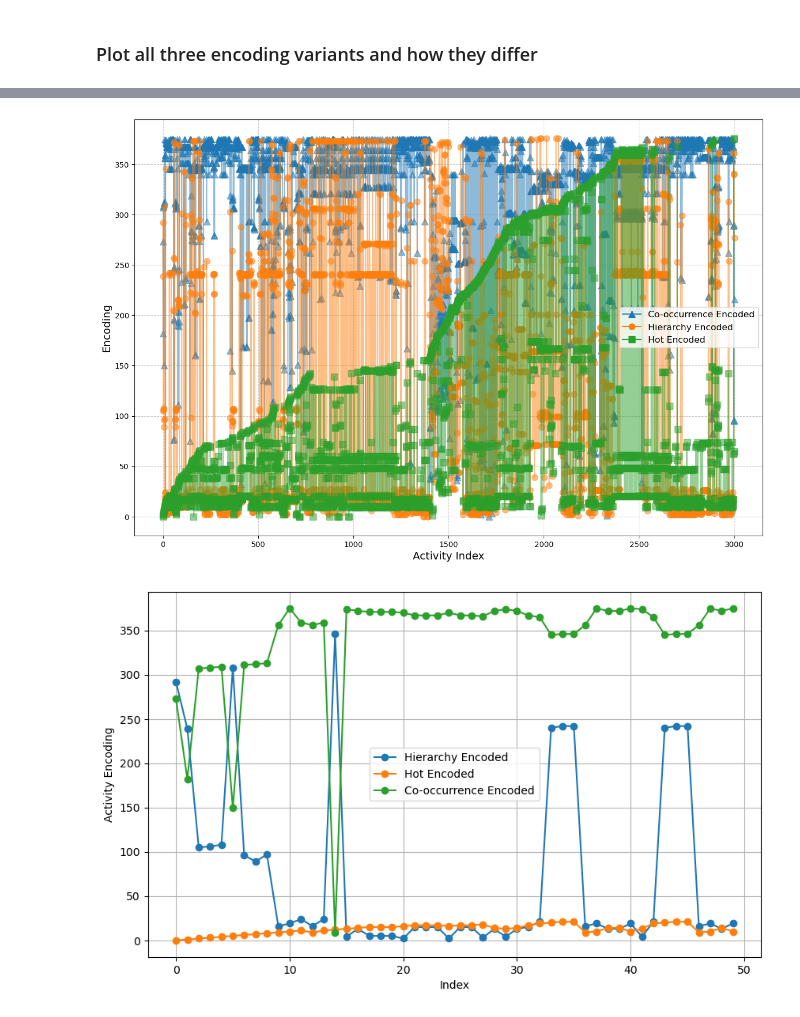
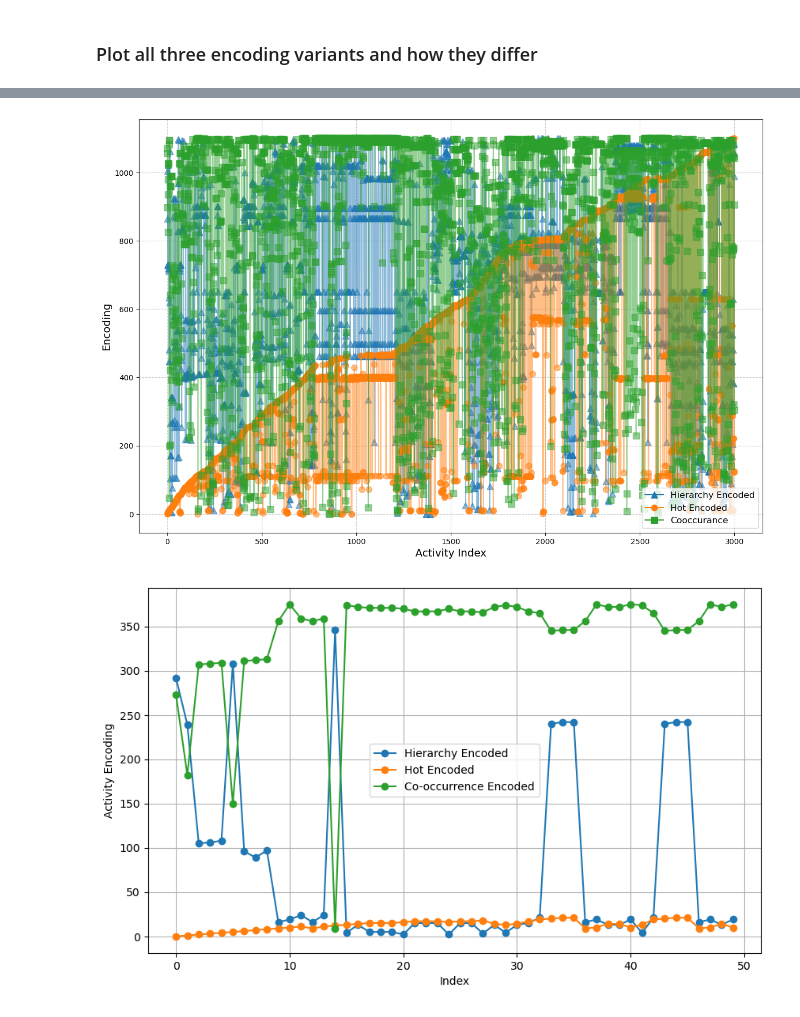
Before and after one commit to thohenadl/TSMDforUILogs, a Jupyter notebook: encodingAnalysis.ipynb, the cells around one changed output, grey strips where cells are left out. Cells and saved outputs as stored; diff of their text form; code cells hidden in the pictures.

```diff
--- a/encodingAnalysis.ipynb
+++ b/encodingAnalysis.ipynb
@@ -81,7 +81,7 @@ hierarchyEncodedUiLog = util.util.encoding_UiLog(uiLog,orderedColumnsList=Contex
 hierarchyEncodedUiLog = hierarchyEncodedUiLog.reset_index(drop=True)
 
 cooccurancyEncodedUiLog = []
-cooccurancyEncodedUiLog = util.util.encoding_UiLog(uiLog,orderedColumnsList=ContextColumns,encoding=2,coocurance_combined=False)
+cooccurancyEncodedUiLog = util.util.encoding_UiLog(uiLog,orderedColumnsList=ContextColumns,encoding=2)
 cooccurancyEncodedUiLog = cooccurancyEncodedUiLog.reset_index(drop=True)
 
 HotEncodedUiLog = []
@@ -207,37 +196,37 @@ results_df
 def plot_tuple_ids(df1, df2, df3):
     plt.figure(figsize=(15, 10))
 
     # Plot tuple:id for each dataframe
-    plt.plot(df3['tuple:id'], label='Co-occurrence Encoded', marker='^', markersize=8)
-    plt.plot(df1['tuple:id'], label='Hierarchy Encoded', marker='o', markersize=8)
-    plt.plot(df2['tuple:id'], label='Hot Encoded', marker='s', markersize=8)
+    plt.plot(df1['tuple:id'], label='Hierarchy Encoded', marker='^', markersize=8)
+    plt.plot(df2['tuple:id'], label='Hot Encoded', marker='o', markersize=8)
+    plt.plot(df3['tuple:id'], label='Cooccurance', marker='s', markersize=8)
 
 
     # Adding titles and labels
     #plt.title('Comparison of Tuple:ID Across Encoding Methods', fontsize=16)
     plt.xlabel('Activity Index', fontsize=14)
     plt.ylabel('Encoding', fontsize=14)
 
     # Adding legend
     plt.legend(fontsize=12)
 
     # Adding grid for better readability
     plt.grid(linestyle='--', alpha=0.7)
 
     # Save the plot to a file
     # plt.savefig('tuple_id_comparison.png', dpi=300, bbox_inches='tight')
 
     # Reduce the opacity of the lines
     for line in plt.gca().get_lines():
         line.set_alpha(0.5)
     # Show the plot
     plt.show()
 
 
 # Call the function
 plot_tuple_ids(hierarchyEncodedUiLog, HotEncodedUiLog, cooccurancyEncodedUiLog)
 # %% [output]
-[figure, old version]
+[figure, new version]
 # %%
 # Plot the first n elements of the `tuple:id` column for each dataframe
 plt.figure(figsize=(10, 6))
```
Also changed, not shown: parts of 3 cells of this notebook, 2 other files.
